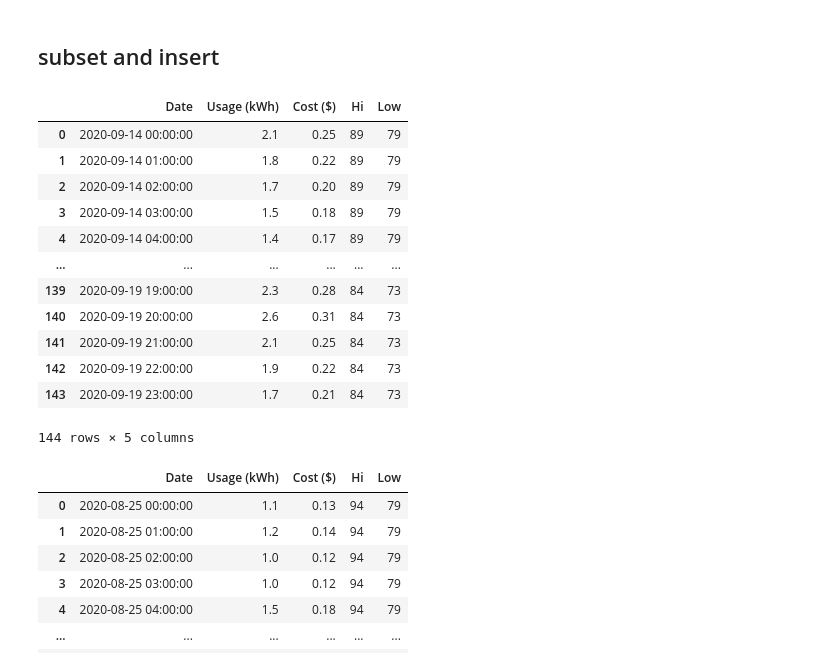
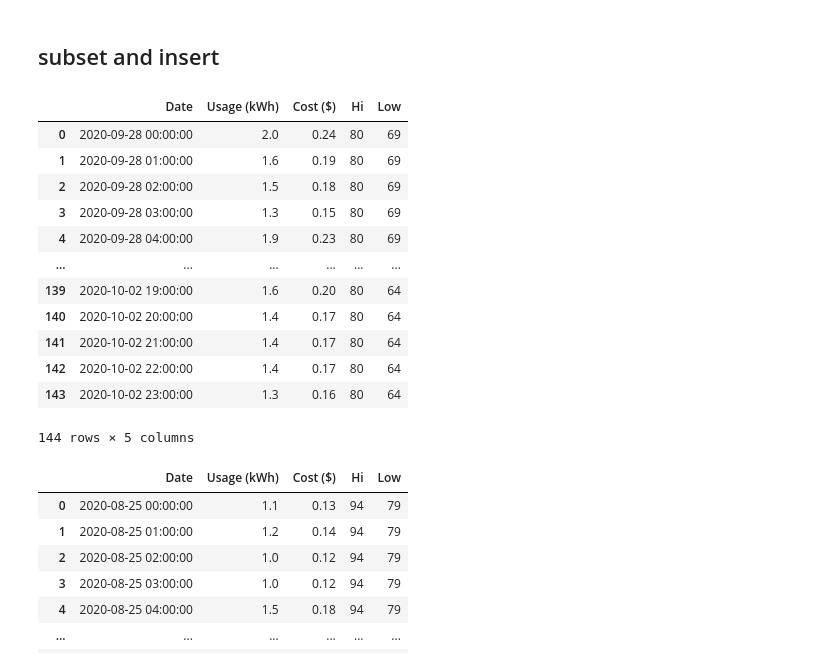
Before and after one commit to stevenhurwitt/reliant-scrape, a Jupyter notebook: usage_data.ipynb, the cells around one changed output. Cells and saved outputs as stored; diff of their text form; code cells hidden in the pictures.

```diff
--- a/usage_data.ipynb
+++ b/usage_data.ipynb
@@ -178,22 +189,22 @@ exported table to .csv
 # %% [markdown]
 ## subset and insert
 # %%
-new2 = pd.read_csv('daily_usage_09212020.csv')
+new2 = pd.read_csv('daily_usage_10032020.csv')
 new2.Date = pd.to_datetime(new2.Date)
 new2
 # %% [output]
 |  | Date | Usage (kWh) | Cost ($) | Hi | Low |
-| 0 | 2020-09-14 00:00:00 | 2.1 | 0.25 | 89 | 79 |
-| 1 | 2020-09-14 01:00:00 | 1.8 | 0.22 | 89 | 79 |
-| 2 | 2020-09-14 02:00:00 | 1.7 | 0.20 | 89 | 79 |
-| 3 | 2020-09-14 03:00:00 | 1.5 | 0.18 | 89 | 79 |
-| 4 | 2020-09-14 04:00:00 | 1.4 | 0.17 | 89 | 79 |
+| 0 | 2020-09-28 00:00:00 | 2.0 | 0.24 | 80 | 69 |
+| 1 | 2020-09-28 01:00:00 | 1.6 | 0.19 | 80 | 69 |
+| 2 | 2020-09-28 02:00:00 | 1.5 | 0.18 | 80 | 69 |
+| 3 | 2020-09-28 03:00:00 | 1.3 | 0.15 | 80 | 69 |
+| 4 | 2020-09-28 04:00:00 | 1.9 | 0.23 | 80 | 69 |
 | ... | ... | ... | ... | ... | ... |
-| 139 | 2020-09-19 19:00:00 | 2.3 | 0.28 | 84 | 73 |
-| 140 | 2020-09-19 20:00:00 | 2.6 | 0.31 | 84 | 73 |
-| 141 | 2020-09-19 21:00:00 | 2.1 | 0.25 | 84 | 73 |
-| 142 | 2020-09-19 22:00:00 | 1.9 | 0.22 | 84 | 73 |
-| 143 | 2020-09-19 23:00:00 | 1.7 | 0.21 | 84 | 73 |
+| 139 | 2020-10-02 19:00:00 | 1.6 | 0.20 | 80 | 64 |
+| 140 | 2020-10-02 20:00:00 | 1.4 | 0.17 | 80 | 64 |
+| 141 | 2020-10-02 21:00:00 | 1.4 | 0.17 | 80 | 64 |
+| 142 | 2020-10-02 22:00:00 | 1.4 | 0.17 | 80 | 64 |
+| 143 | 2020-10-02 23:00:00 | 1.3 | 0.16 | 80 | 64 |
 144 rows × 5 columns
 # %%
 pd.concat([data_table, new2]).reset_index(drop = True)
```
Also changed, not shown: parts of 6 cells of this notebook, 3 other files.
